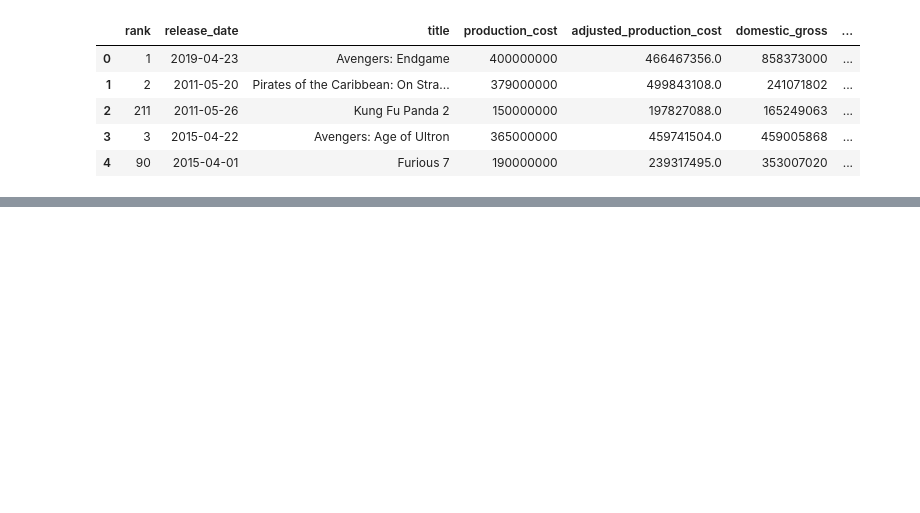
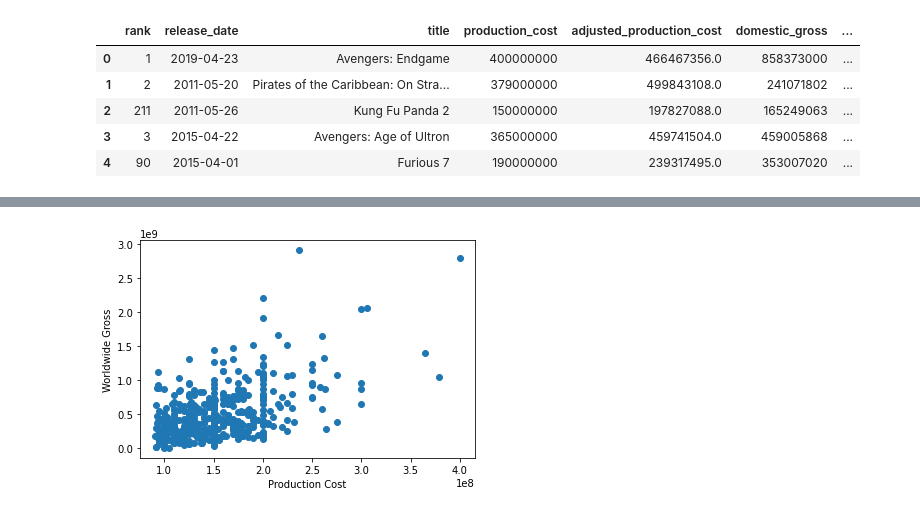
Before and after one commit to geethakan/proj1-eda-top500movies, a Jupyter notebook: MoviesPy/moviepy.ipynb, the cells around one changed output, grey strips where cells are left out. Cells and saved outputs as stored; diff of their text form; code cells hidden in the pictures; blank space fills up the shorter version.

```diff
--- a/MoviesPy/moviepy.ipynb
+++ b/MoviesPy/moviepy.ipynb
@@ -149,0 +267,10 @@ movies_df.head()
+# %%
+#Scatter Plot of Production Cost vs Worldwide Gross
+x_values = movies_df['production_cost']
+y_values = movies_df['worldwide_gross']
+plt.scatter(x_values,y_values)
+plt.xlabel('Production Cost')
+plt.ylabel('Worldwide Gross')
+plt.show()
+# %% [output]
+[figure, added]
```
Also changed, not shown: parts of 19 cells of this notebook.
